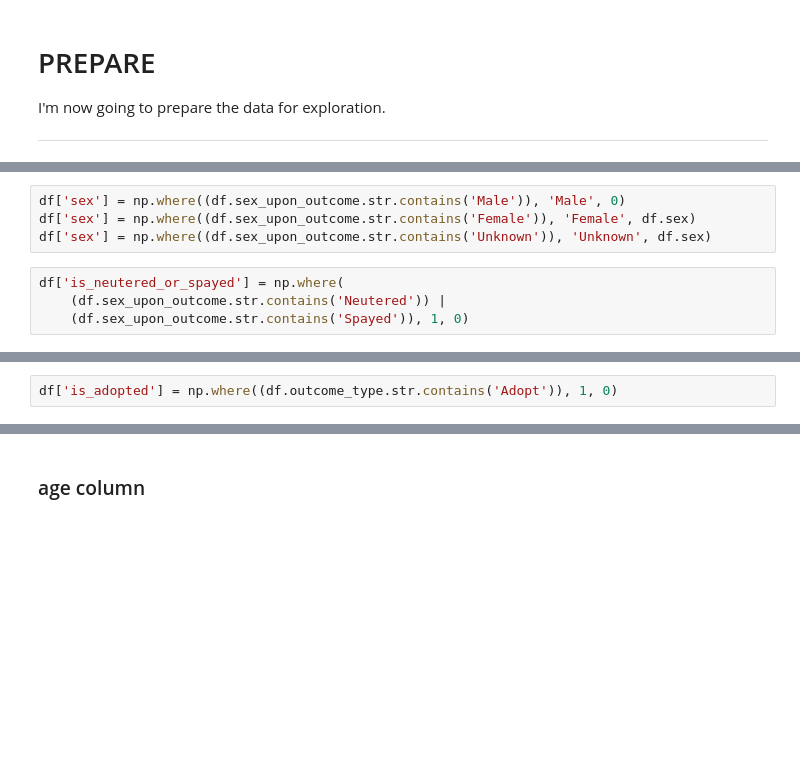
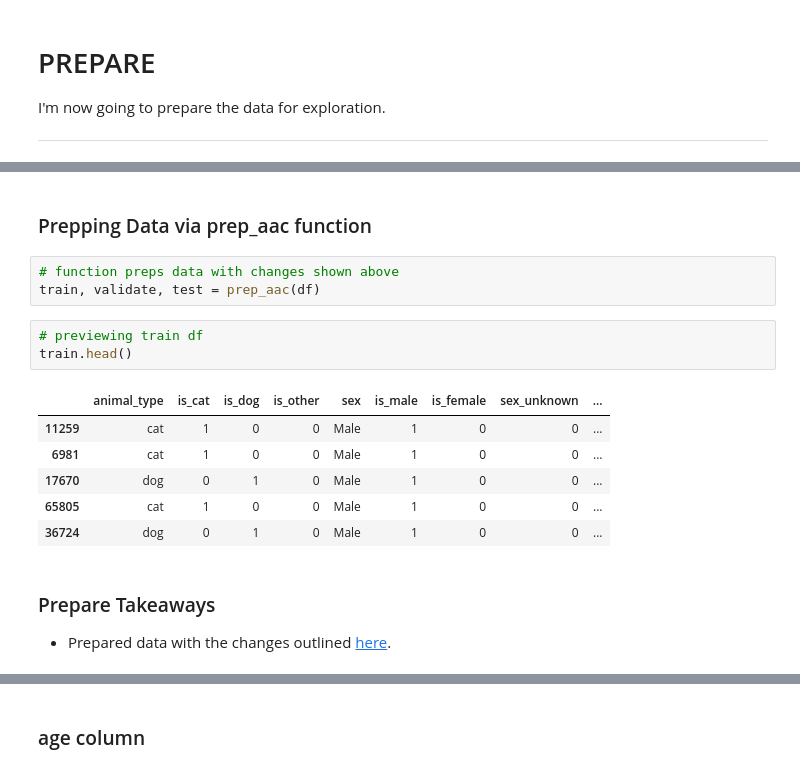
Before and after one commit to SamuelD-Data/aac_outcomes_project, a Jupyter notebook: aac_project_notebook.ipynb, the cells around one changed output, grey strips where cells are left out. Cells and saved outputs as stored; diff of their text form; blank space fills up the shorter version.

Commit message:
most of prep area cleaned up with functions moved to py file

```diff
--- a/aac_project_notebook.ipynb
+++ b/aac_project_notebook.ipynb
@@ -134,8 +112,0 @@ df['sex_unknown'] = np.where((df.sex_upon_outcome.str.contains('Unknown')), 1, 0
-# %%
-df['sex'] = np.where((df.sex_upon_outcome.str.contains('Male')), 'Male', 0)
-df['sex'] = np.where((df.sex_upon_outcome.str.contains('Female')), 'Female', df.sex)
-df['sex'] = np.where((df.sex_upon_outcome.str.contains('Unknown')), 'Unknown', df.sex)
-# %%
-df['is_neutered_or_spayed'] = np.where(
-    (df.sex_upon_outcome.str.contains('Neutered')) |
-    (df.sex_upon_outcome.str.contains('Spayed')), 1, 0)
@@ -157,2 +112,0 @@ Name: outcome_type, dtype: int64
-# %%
-df['is_adopted'] = np.where((df.outcome_type.str.contains('Adopt')), 1, 0)
@@ -158,0 +152,18 @@ df['is_adopted'] = np.where((df.outcome_type.str.contains('Adopt')), 1, 0)
+# %% [markdown]
+### Prepping Data via prep_aac function
+# %%
+# function preps data with changes shown above
+train, validate, test = prep_aac(df)
+# %%
+# previewing train df
+train.head()
+# %% [output]
+|  | animal_type | is_cat | is_dog | is_other | sex | is_male | is_female | sex_unknown | ... |
+| 11259 | cat | 1 | 0 | 0 | Male | 1 | 0 | 0 | ... |
+| 6981 | cat | 1 | 0 | 0 | Male | 1 | 0 | 0 | ... |
+| 17670 | dog | 0 | 1 | 0 | Male | 1 | 0 | 0 | ... |
+| 65805 | cat | 1 | 0 | 0 | Male | 1 | 0 | 0 | ... |
+| 36724 | dog | 0 | 1 | 0 | Male | 1 | 0 | 0 | ... |
+# %% [markdown]
+### Prepare Takeaways
+- Prepared data with the changes outlined [here](#explain).
```
Also changed, not shown: parts of 31 cells of this notebook.
